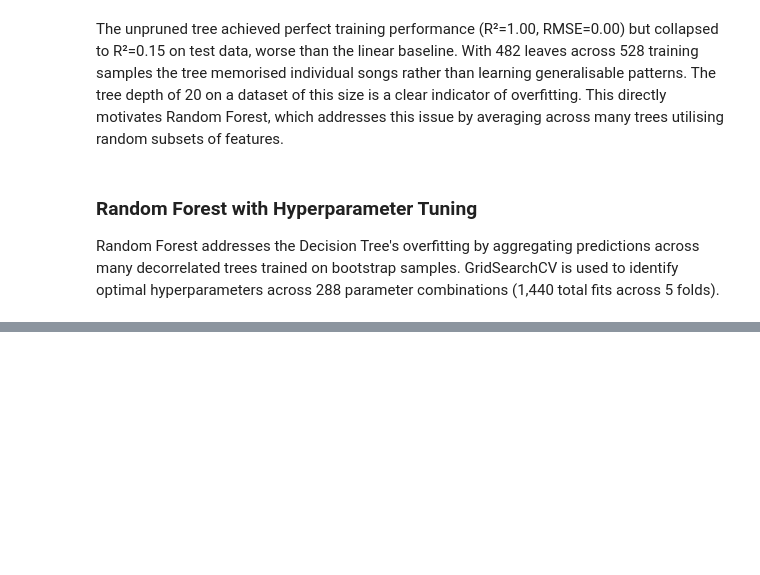
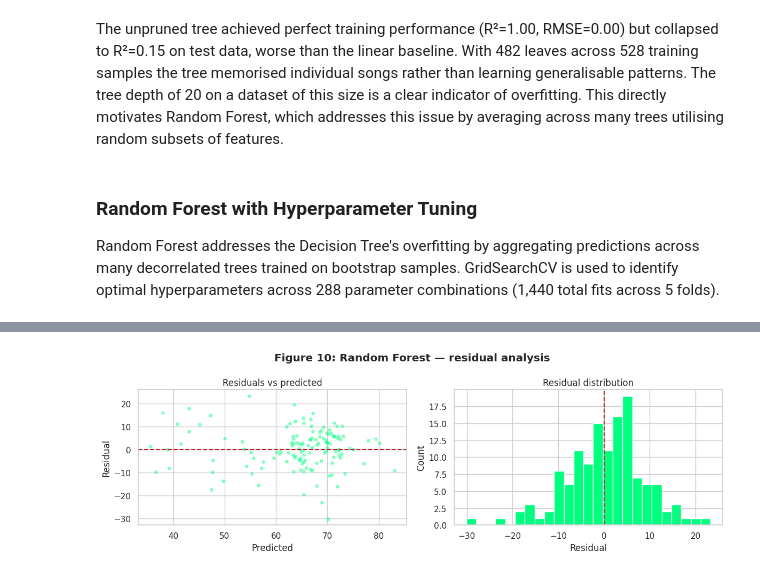
Before and after one commit to r-leeper/scu_spotify_past_decades, a Jupyter notebook: submission_draft.ipynb, the cells around one changed output, grey strips where cells are left out. Cells and saved outputs as stored; diff of their text form; code cells hidden in the pictures; blank space fills up the shorter version.

```diff
--- a/submission_draft.ipynb
+++ b/submission_draft.ipynb
@@ -626,0 +698,24 @@ Random Forest addresses the Decision Tree's overfitting by aggregating predictio
+# %%
+### Random Forest residuals
+
+# Calculate residuals
+residuals_rf = y_test - rf.predict(X_test)
+
+# 2 x 1 grid of plots
+fig, axes = plt.subplots(1, 2, figsize=(12, 4))
+
+# Plot residuals vs predicted
+axes[0].scatter(rf.predict(X_test), residuals_rf, alpha=0.4, s=15, color="springgreen")
+axes[0].axhline(0, color="firebrick", linestyle="--")
+axes[0].set(title="Residuals vs predicted", xlabel="Predicted", ylabel="Residual")
+
+# Plot residual distribution
+axes[1].hist(residuals_rf, bins=25, color="springgreen", edgecolor="white")
+axes[1].axvline(0, color="firebrick", linestyle="--")
+axes[1].set(title="Residual distribution", xlabel="Residual", ylabel="Count")
+
+plt.suptitle("Figure 10: Random Forest — residual analysis", fontweight="bold")
+plt.tight_layout()
+plt.show()
+# %% [output]
+[figure, added]
```
Also changed, not shown: parts of 15 cells of this notebook.
